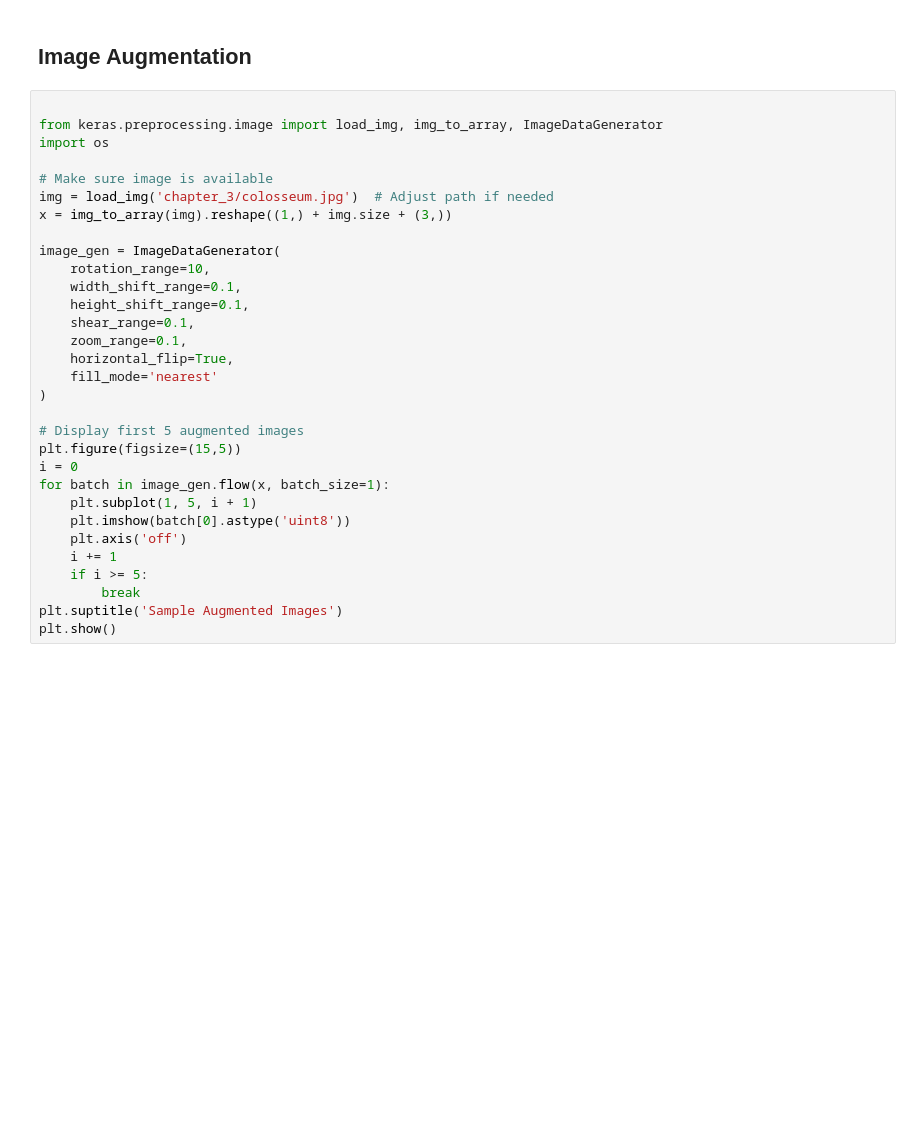
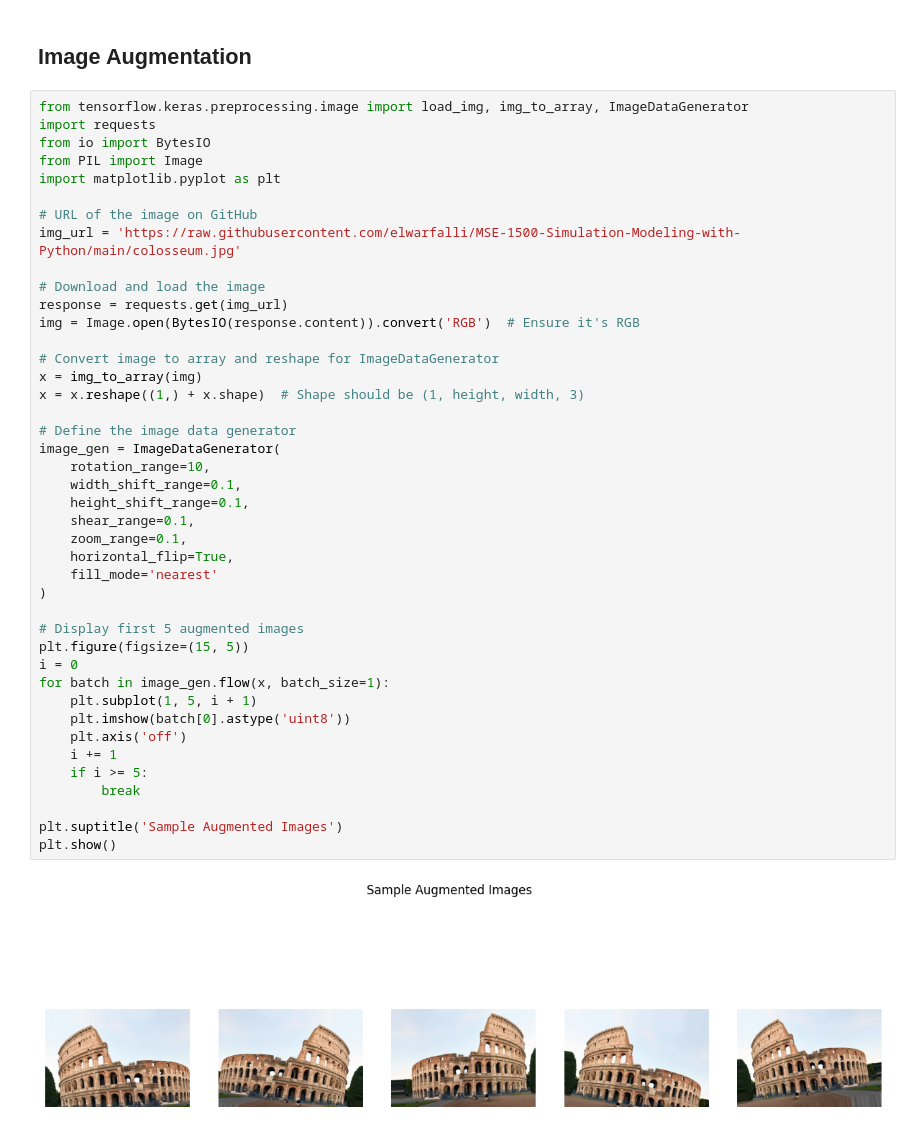
Before and after one commit to Elwarfalli/MSE-1500-Simulation-Modeling-with-Python, a Jupyter notebook: chapter_3.ipynb, the cells around one changed output. Saved outputs shown, nothing was run; the diff lists cells and outputs as text; blank space fills up the shorter version.

```diff
--- a/chapter_3.ipynb
+++ b/chapter_3.ipynb
@@ -93,33 +107,46 @@ plt.show()
 # %% [markdown]
 ## Image Augmentation
 # %%
+from tensorflow.keras.preprocessing.image import load_img, img_to_array, ImageDataGenerator
+import requests
+from io import BytesIO
+from PIL import Image
+import matplotlib.pyplot as plt
 
-from keras.preprocessing.image import load_img, img_to_array, ImageDataGenerator
-import os
+# URL of the image on GitHub
+img_url = 'https://raw.githubusercontent.com/elwarfalli/MSE-1500-Simulation-Modeling-with-Python/main/colosseum.jpg'
 
-# Make sure image is available
-img = load_img('chapter_3/colosseum.jpg')  # Adjust path if needed
-x = img_to_array(img).reshape((1,) + img.size + (3,))
+# Download and load the image
+response = requests.get(img_url)
+img = Image.open(BytesIO(response.content)).convert('RGB')  # Ensure it's RGB
 
+# Convert image to array and reshape for ImageDataGenerator
+x = img_to_array(img)
+x = x.reshape((1,) + x.shape)  # Shape should be (1, height, width, 3)
+
+# Define the image data generator
 image_gen = ImageDataGenerator(
     rotation_range=10,
     width_shift_range=0.1,
     height_shift_range=0.1,
     shear_range=0.1,
     zoom_range=0.1,
     horizontal_flip=True,
     fill_mode='nearest'
 )
 
 # Display first 5 augmented images
-plt.figure(figsize=(15,5))
+plt.figure(figsize=(15, 5))
 i = 0
 for batch in image_gen.flow(x, batch_size=1):
     plt.subplot(1, 5, i + 1)
     plt.imshow(batch[0].astype('uint8'))
     plt.axis('off')
     i += 1
     if i >= 5:
         break
+
 plt.suptitle('Sample Augmented Images')
 plt.show()
+# %% [output]
+[figure, added]
```
Also changed, not shown: parts of 4 cells of this notebook.
